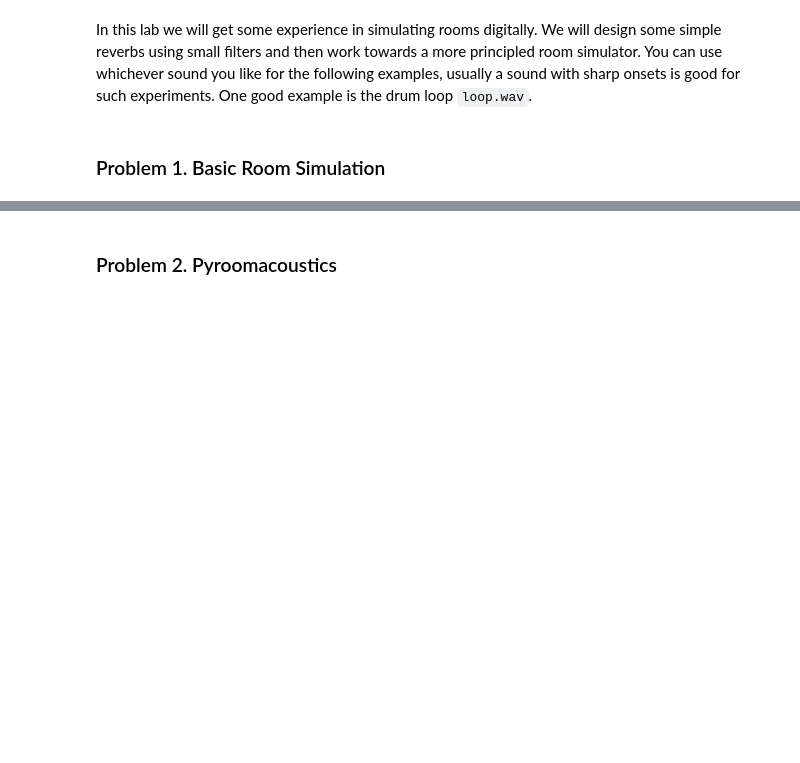
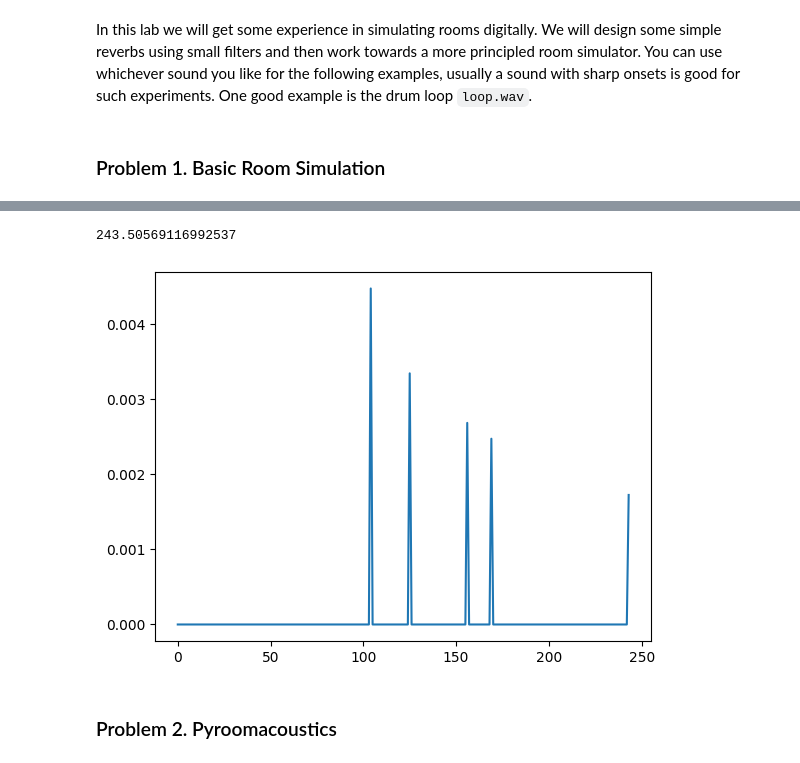
Before and after one commit to MichaelAHeredia/CS448, a Jupyter notebook: Lab 03/Lab 03/Lab 3 - Artificial Reverberation and Room Simulation.ipynb, the cells around one changed output, grey strips where cells are left out. Saved outputs shown, nothing was run; the diff lists cells and outputs as text; code cells hidden in the pictures; blank space fills up the shorter version.

```diff
--- a/Lab 03/Lab 03/Lab 3 - Artificial Reverberation and Room Simulation.ipynb
+++ b/Lab 03/Lab 03/Lab 3 - Artificial Reverberation and Room Simulation.ipynb
@@ -28,15 +28,48 @@ Plus, the amplitudes of the delayed impulses will get attenuated as the distance
 # %%
 # The distances of the direct path and the first few reflections, and their attenuations (in samples)
 # YOUR CODE HERE
+dist1 = np.sqrt(4+1)
+dist2 = np.sqrt(1+2.5**2)
+dist3 = np.sqrt(9+1.5**2)
+dist4 = np.sqrt(5**2 + 1.5**2)
+dist5 = np.sqrt(3.5**2 + 1)
+
+atten1 = .01 / dist1
+atten2 = .9* .01 / dist2
+atten3 = .9* .01 / dist3
+atten4 = .9* .01 / dist4
+atten5 = .9* .01 / dist5
+
+sr = 16000
 
 # Attenuation of the delayed impulses, considering the distance and wall reflection
 # YOUR CODE HERE
+time1 = dist1 / 343
+time2 = dist2 / 343
+time3 = dist3 / 343
+time4 = dist4 / 343
+time5 = dist5 / 343
+
 
 # Turn the attenuated and delayed impulses into a digital filter
 # YOUR CODE HERE
+times = np.array([time1,time2,time3, time4,time5])
+print(times.max()*sr)
+filter = np.zeros(int(times.max() * sr)+1)
+# print(int(max([time1,time2,time3, time4,time5])))
+filter[int(time1*sr)] = atten1
+filter[int(time2*sr)] = atten2
+filter[int(time5*sr)] = atten5
+filter[int(time4*sr)] = atten4
+filter[int(time3*sr)] = atten3
 
 # Plot the impulse response of the filter
 # YOUR CODE HERE
+plt.plot(filter)
+plt.show()
+# %% [output]
+243.50569116992537
+[figure, added]
 # %% [markdown]
 ### Problem 2. Pyroomacoustics
 # %% [markdown]
```
Also changed, not shown: parts of 3 cells of this notebook.
